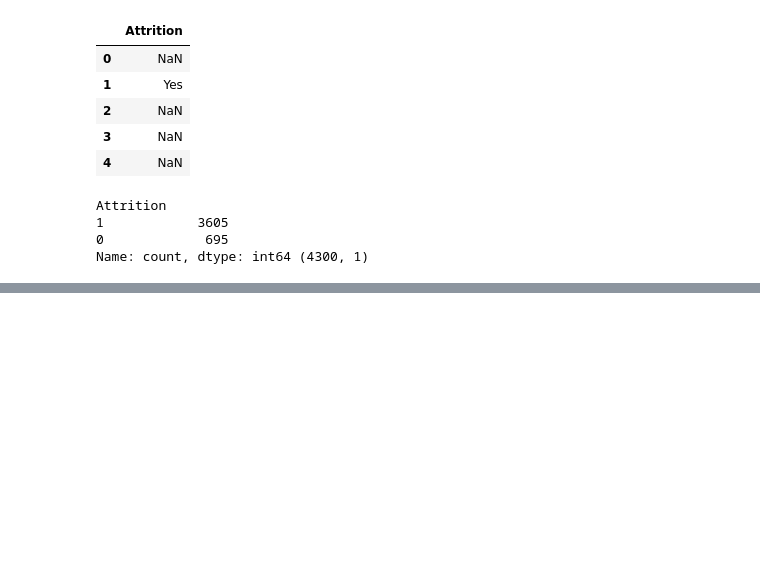
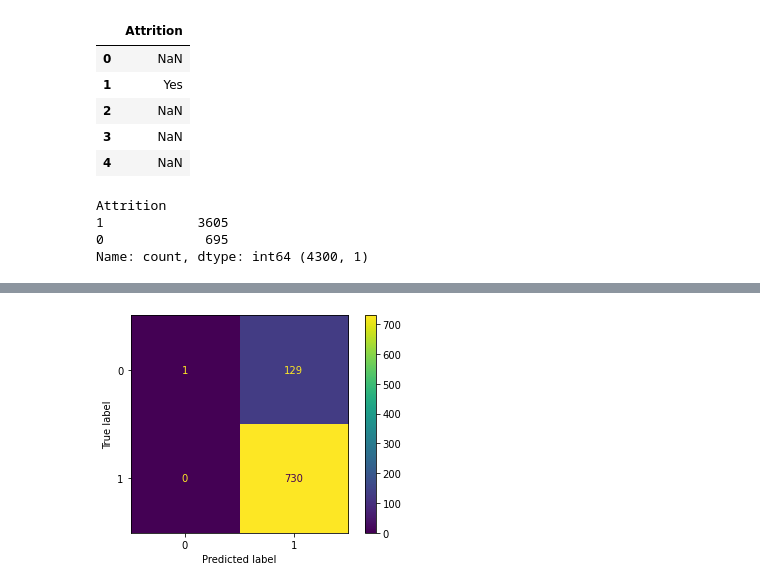
Before and after one commit to veronica1908/RH_Entrega1, a Jupyter notebook: 3_modelo.ipynb, the cells around one changed output, grey strips where cells are left out. Saved outputs shown, nothing was run; the diff lists cells and outputs as text; code cells hidden in the pictures; blank space fills up the shorter version.

```diff
--- a/3_modelo.ipynb
+++ b/3_modelo.ipynb
@@ -186,0 +512,10 @@ NameError: name 'funciones' is not defined
+# %%
+##decision Tree Classifier-Modelo
+#Matriz de confusion
+cm1= confusion_matrix(y_test, clf.predict(X_test))
+# Visualización de la matriz de confusion
+cm1_display = ConfusionMatrixDisplay(confusion_matrix = cm1)
+cm1_display.plot()
+plt.show()
+# %% [output]
+[figure, added]
```
Also changed, not shown: parts of 27 cells of this notebook, 2 other files.
